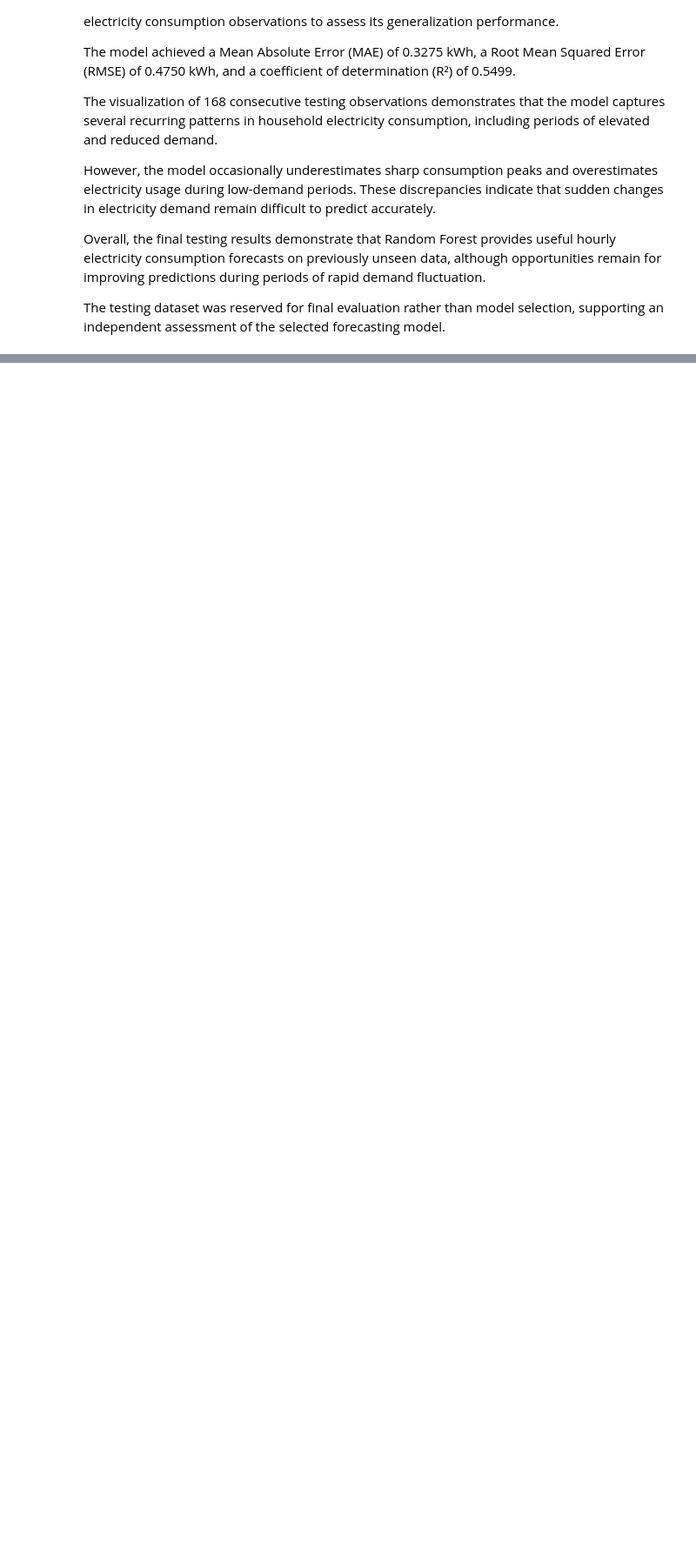
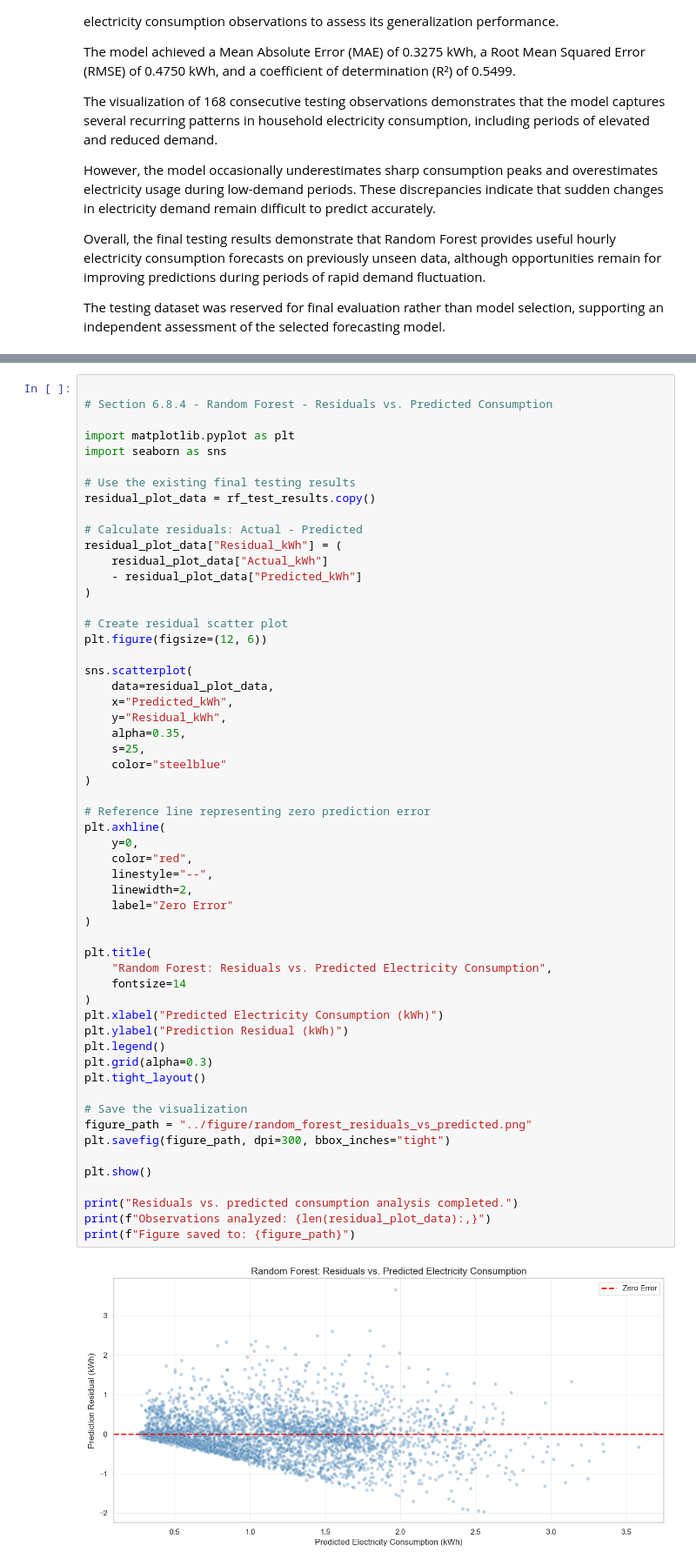
Before and after one commit to damisar/Household_Electricity_Consumption_Analysis_and_Forecasting, a Jupyter notebook: notebook/Household_Electricity_Consumption_Analysis_and_Forecasting.ipynb, the cells around one changed output, grey strips where cells are left out. Shown at 87% size. Saved outputs shown, nothing was run; the diff lists cells and outputs as text; blank space fills up the shorter version.

```diff
--- a/notebook/Household_Electricity_Consumption_Analysis_and_Forecasting.ipynb
+++ b/notebook/Household_Electricity_Consumption_Analysis_and_Forecasting.ipynb
@@ -4758,0 +5000,58 @@ The testing dataset was reserved for final evaluation rather than model selectio
+# %%
+
+# Section 6.8.4 - Random Forest - Residuals vs. Predicted Consumption
+
+import matplotlib.pyplot as plt
+import seaborn as sns
+
+# Use the existing final testing results
+residual_plot_data = rf_test_results.copy()
+
+# Calculate residuals: Actual - Predicted
+residual_plot_data["Residual_kWh"] = (
+    residual_plot_data["Actual_kWh"]
+    - residual_plot_data["Predicted_kWh"]
+)
+
+# Create residual scatter plot
+plt.figure(figsize=(12, 6))
+
+sns.scatterplot(
+    data=residual_plot_data,
+    x="Predicted_kWh",
+    y="Residual_kWh",
+    alpha=0.35,
+    s=25,
+    color="steelblue"
+)
+
+# Reference line representing zero prediction error
+plt.axhline(
+    y=0,
+    color="red",
+    linestyle="--",
+    linewidth=2,
+    label="Zero Error"
+)
+
+plt.title(
+    "Random Forest: Residuals vs. Predicted Electricity Consumption",
+    fontsize=14
+)
+plt.xlabel("Predicted Electricity Consumption (kWh)")
+plt.ylabel("Prediction Residual (kWh)")
+plt.legend()
+plt.grid(alpha=0.3)
+plt.tight_layout()
+
+# Save the visualization
+figure_path = "../figure/random_forest_residuals_vs_predicted.png"
+plt.savefig(figure_path, dpi=300, bbox_inches="tight")
+
+plt.show()
+
+print("Residuals vs. predicted consumption analysis completed.")
+print(f"Observations analyzed: {len(residual_plot_data):,}")
+print(f"Figure saved to: {figure_path}")
+# %% [output]
+[figure, added]
```
Also changed, not shown: parts of 12 cells of this notebook, 3 other files.
